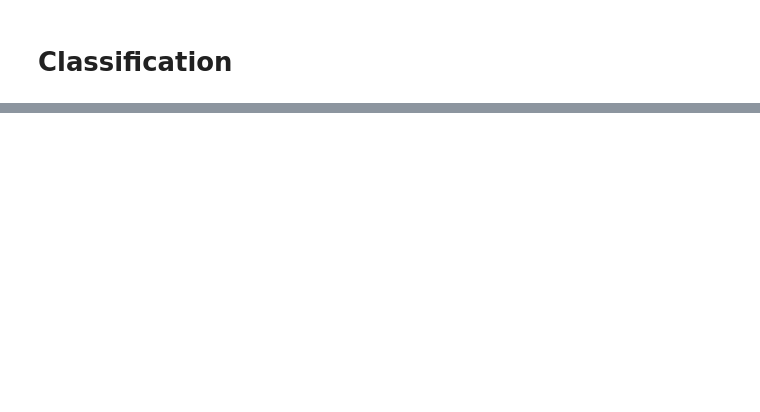
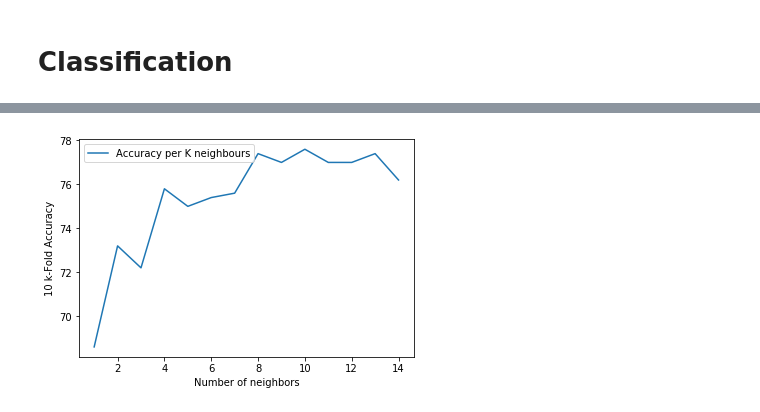
Before and after one commit to Amref-Health-Africa-in-Uganda/IBM_Digital_Nation, a Jupyter notebook: Exercise-Classification.ipynb, the cells around one changed output, grey strips where cells are left out. Cells and saved outputs as stored; diff of their text form; code cells hidden in the pictures; blank space fills up the shorter version.

```diff
--- a/Exercise-Classification.ipynb
+++ b/Exercise-Classification.ipynb
@@ -78,0 +296,6 @@ customer_all_view.head()
+# %%
+clf_Tree.fit(X_train, Y_train)
+predicted = clf_Tree .predict(X_test)
+acc = metrics.accuracy_score(Y_test,predicted)
+print ('accuracy = '+str(acc*100)+'%')
+print (metrics.classification_report(Y_test,predicted))
@@ -78,0 +332,12 @@ customer_all_view.head()
+# %%
+clf_Tree=DecisionTreeClassifier(criterion='entropy')
+accuracy_list=[]
+# %%
+for train_index, test_index in kf.split(DF_classification[['EXPERIENCE SCORE','TOTAL SPENT','INCOME']]):
+    X=DF_classification[['EXPERIENCE SCORE','TOTAL SPENT','INCOME']]
+    Y=DF_classification['LOYALTY GROUP']
+    X_train,X_test=X.iloc[train_index], X.iloc[test_index]
+    Y_train,Y_test=Y.iloc[train_index], Y.iloc[test_index]
+    accuracy=Training_Testing_Accuracy_Only(clf_Tree,X_train,Y_train,X_test,Y_test)
+    accuracy_list.append(accuracy)
+print("overall_accuracy is %",100 * sum(accuracy_list)/len(accuracy_list))
@@ -78,0 +358,15 @@ customer_all_view.head()
+# %%
+accuracy_list_for_each_K_neighbours=[]
+
+for k_neighbours in range(1,15):
+    clf_NN = KNeighborsClassifier(n_neighbors=k_neighbours)
+    accuracy_list_k_fold = []
+    for train_index, test_index in kf.split(DF_classification[['EXPERIENCE SCORE','TOTAL SPENT','INCOME']]):
+        X=DF_classification[['EXPERIENCE SCORE','TOTAL SPENT','INCOME']]
+        Y=DF_classification['LOYALTY GROUP']
+        X_train,X_test=X.iloc[train_index], X.iloc[test_index]
+        Y_train,Y_test=Y.iloc[train_index], Y.iloc[test_index]
+        accuracy=Training_Testing_Accuracy_Only(clf_NN,X_train,Y_train,X_test,Y_test)
+        accuracy_list_k_fold.append(accuracy)
+    accuracy_list_for_each_K_neighbours.append(100 * sum(accuracy_list_k_fold)/len(accuracy_list_k_fold))
+    print("Overall Accuracy for K_neighbours=",k_neighbours,"is",accuracy_list_for_each_K_neighbours[k_neighbours-1])
@@ -78,0 +391,10 @@ customer_all_view.head()
+# %%
+from matplotlib import pyplot as plt
+
+plt.plot(range(1,15),accuracy_list_for_each_K_neighbours)
+plt.legend(['Accuracy per K neighbours'], loc='upper left')
+plt.xlabel("Number of neighbors")
+plt.ylabel("10 k-Fold Accuracy")
+plt.show()
+# %% [output]
+[figure, added]
```
Also changed, not shown: parts of 36 cells of this notebook.
